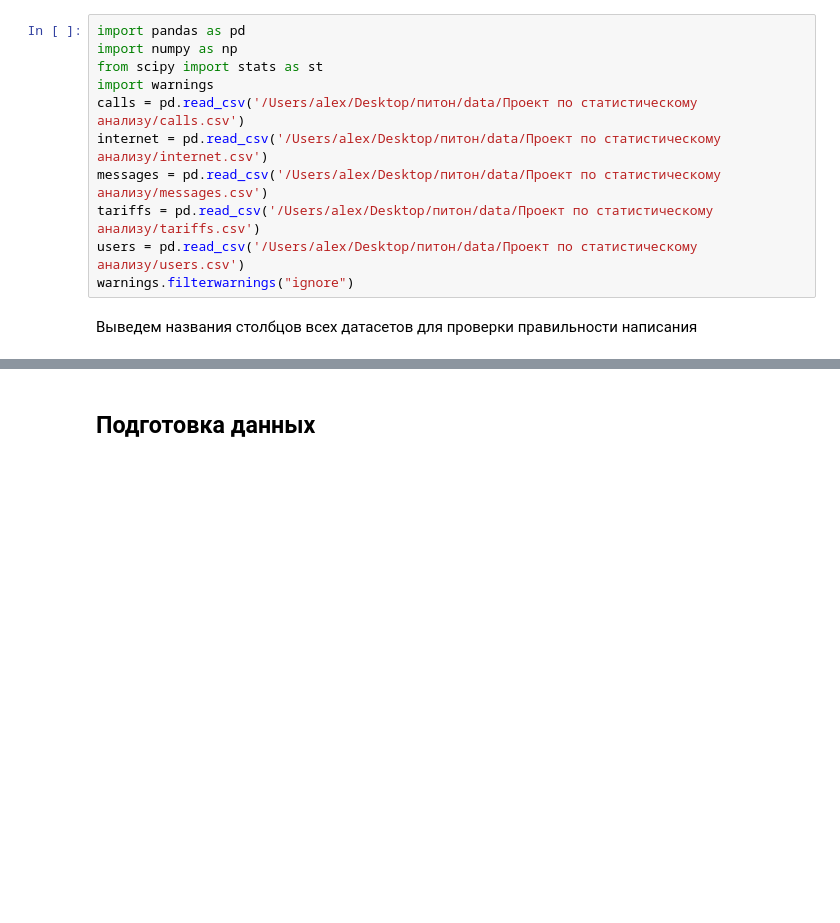
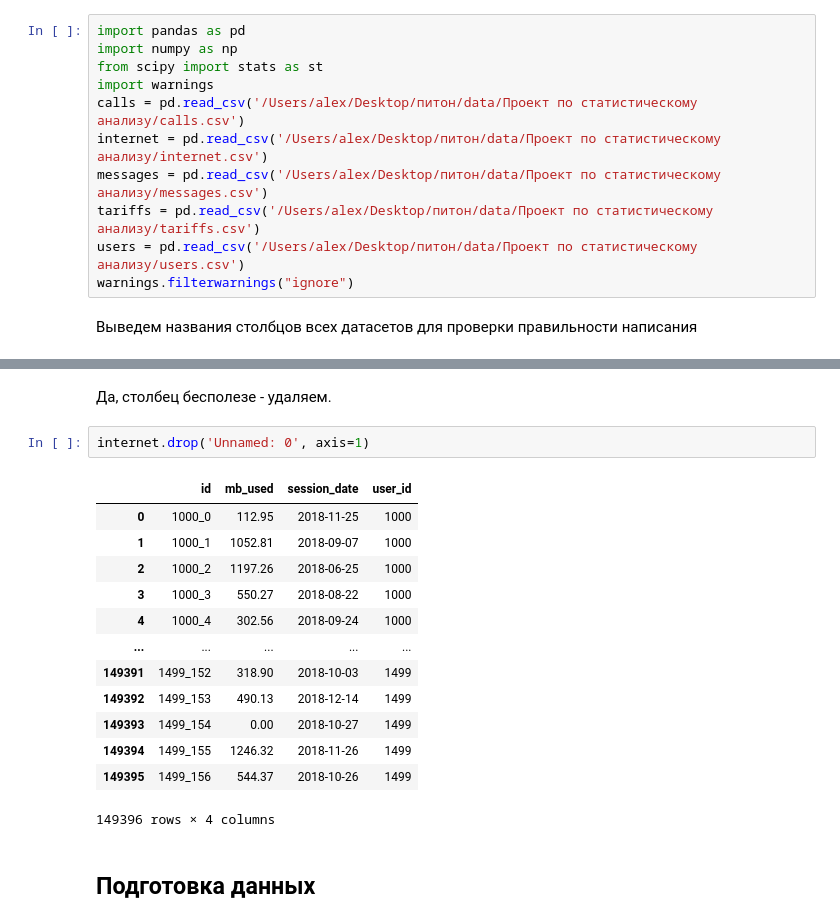
Before and after one commit to AlexSterkhov/Practicum-projects, a Jupyter notebook: Проект по статистическому анализу/Проект по статистическому анализу.ipynb, the cells around one changed output, grey strips where cells are left out. Drawn from its saved outputs; the diff is of its cells as text; blank space fills up the shorter version.

```diff
--- a/Проект по статистическому анализу/Проект по статистическому анализу.ipynb
+++ b/Проект по статистическому анализу/Проект по статистическому анализу.ipynb
@@ -52,3 +52,21 @@ internet.head()
+# %% [markdown]
+Да, столбец бесполезе - удаляем.
+# %%
+internet.drop('Unnamed: 0', axis=1)
+# %% [output]
+|  | id | mb_used | session_date | user_id |
+| 0 | 1000_0 | 112.95 | 2018-11-25 | 1000 |
+| 1 | 1000_1 | 1052.81 | 2018-09-07 | 1000 |
+| 2 | 1000_2 | 1197.26 | 2018-06-25 | 1000 |
+| 3 | 1000_3 | 550.27 | 2018-08-22 | 1000 |
+| 4 | 1000_4 | 302.56 | 2018-09-24 | 1000 |
+| ... | ... | ... | ... | ... |
+| 149391 | 1499_152 | 318.90 | 2018-10-03 | 1499 |
+| 149392 | 1499_153 | 490.13 | 2018-12-14 | 1499 |
+| 149393 | 1499_154 | 0.00 | 2018-10-27 | 1499 |
+| 149394 | 1499_155 | 1246.32 | 2018-11-26 | 1499 |
+| 149395 | 1499_156 | 544.37 | 2018-10-26 | 1499 |
+149396 rows × 4 columns
 # %% [markdown]
 ## Подготовка данных<a id="second"></a>
 # %% [markdown]
```
Also changed, not shown: parts of 11 cells of this notebook.
